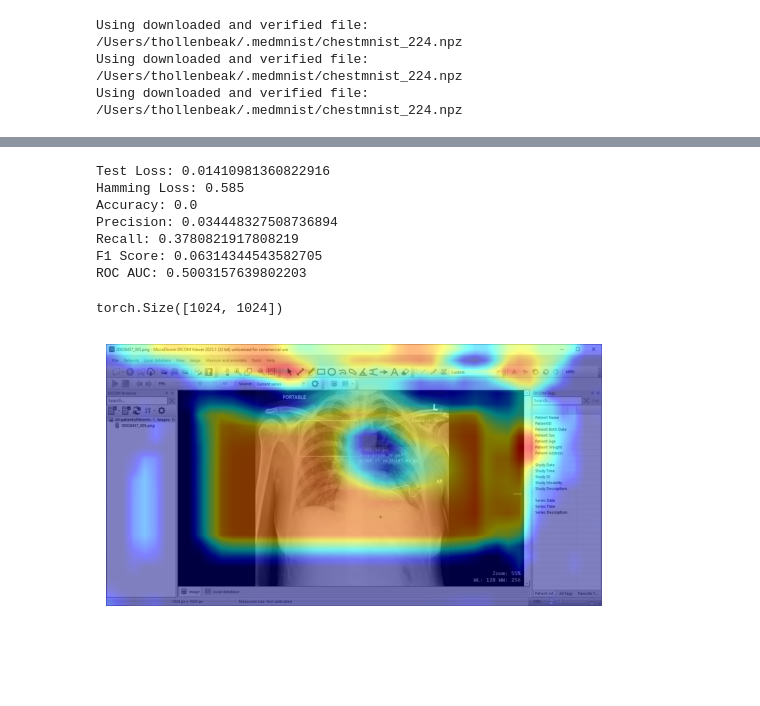
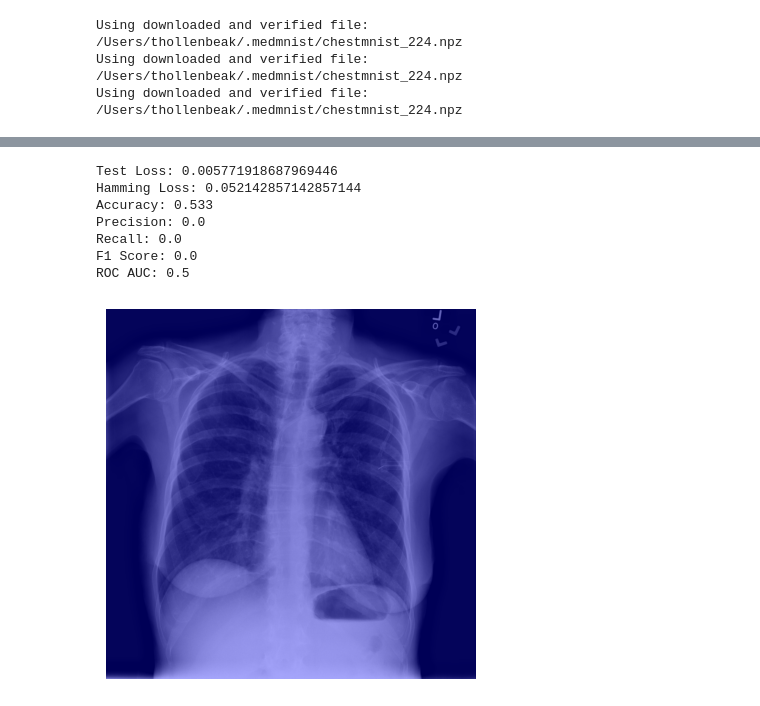
Before and after one commit to totton-hollenbeak/DS440-Project, a Jupyter notebook: DS440_Project.ipynb, the cells around one changed output, grey strips where cells are left out. Saved outputs shown, nothing was run; the diff lists cells and outputs as text; code cells hidden in the pictures; blank space fills up the shorter version.

```diff
--- a/DS440_Project.ipynb
+++ b/DS440_Project.ipynb
@@ -129,7 +135,7 @@ for epoch in range(5):
             predictions = (probabilities > sigmoid_threshold).float()
 
             all_targets.extend(validation_targets)
-            all_predictions.extend(predictions)
+            all_predictions.extend(probabilities)
 
     validation_score = average_precision_score(all_targets, all_predictions, average="macro")
     validation_loss /= len(validation_loader.dataset)
@@ -169,7 +175,7 @@ with torch.no_grad():
         all_predictions.extend(predictions)
 
 #print(all_predictions)
-test_loss /= len(validation_loader.dataset)
+test_loss /= len(test_loader.dataset)
 test_hamming_loss = hamming_loss(all_targets, all_predictions)
 test_accuracy = accuracy_score(all_targets, all_predictions)
 test_precision = precision_score(all_targets, all_predictions, average="micro")
@@ -185,10 +191,10 @@ print(f"Recall: {test_recall}")
 print(f"F1 Score: {test_f1_score}")
 print(f"ROC AUC: {test_roc_auc}")
 # %% [output]
-Test Loss: 0.01410981360822916
-Hamming Loss: 0.585
-Accuracy: 0.0
-Precision: 0.034448327508736894
-Recall: 0.3780821917808219
-F1 Score: 0.06314344543582705
-ROC AUC: 0.5003157639802203
+Test Loss: 0.005771918687969446
+Hamming Loss: 0.052142857142857144
+Accuracy: 0.533
+Precision: 0.0
+Recall: 0.0
+F1 Score: 0.0
+ROC AUC: 0.5
@@ -199,39 +201,33 @@ ROC AUC: 0.5003157639802203
-# %%
-grad_cam_image[0][0].shape
-# %% [output]
-torch.Size([1024, 1024])
 # %%
+model.load_state_dict(torch.load("best_transfer_learning_model.pth", weights_only=True))
 model.eval()
 
 preprocess = transforms.Compose([
     transforms.Grayscale(num_output_channels=3),
     transforms.ToTensor(),
     transforms.Normalize(mean=[0.485, 0.456, 0.406], std=[0.229, 0.224, 0.225])
 ])
 
-example_image = Image.open("Capture.PNG").convert("L")
+example_image = Image.open("./Example Images/Infiltration.PNG").convert("L")
 grad_cam_image = np.float32(example_image) / 255.0
 grad_cam_image = Image.fromarray(grad_cam_image)
 
 target_layers = [model.layer4[-1]]
 input_tensor = preprocess(grad_cam_image).unsqueeze(0)
 
 labels = [6]
 targets = [ClassifierOutputTarget(label) for label in labels]
 
 with GradCAM(model=model, target_layers=target_layers) as cam:
-  # You can also pass aug_smooth=True and eigen_smooth=True, to apply smoothing.
   grayscale_cam = cam(input_tensor=input_tensor, targets=targets)
   grayscale_cam = grayscale_cam[0, :]
 
   img = np.float32(example_image) / 255.0
   img = np.repeat(img[..., np.newaxis], 3, axis=-1)
   visualization = show_cam_on_image(img, grayscale_cam, use_rgb=True)
 
-  #model_outputs = cam.outputs
-
 plt.imshow(visualization)
 plt.axis("off")
 plt.show()
 # %% [output]
-[figure, old version]
+[figure, new version]
```
Also changed, not shown: parts of 5 cells of this notebook, 2 other files.
